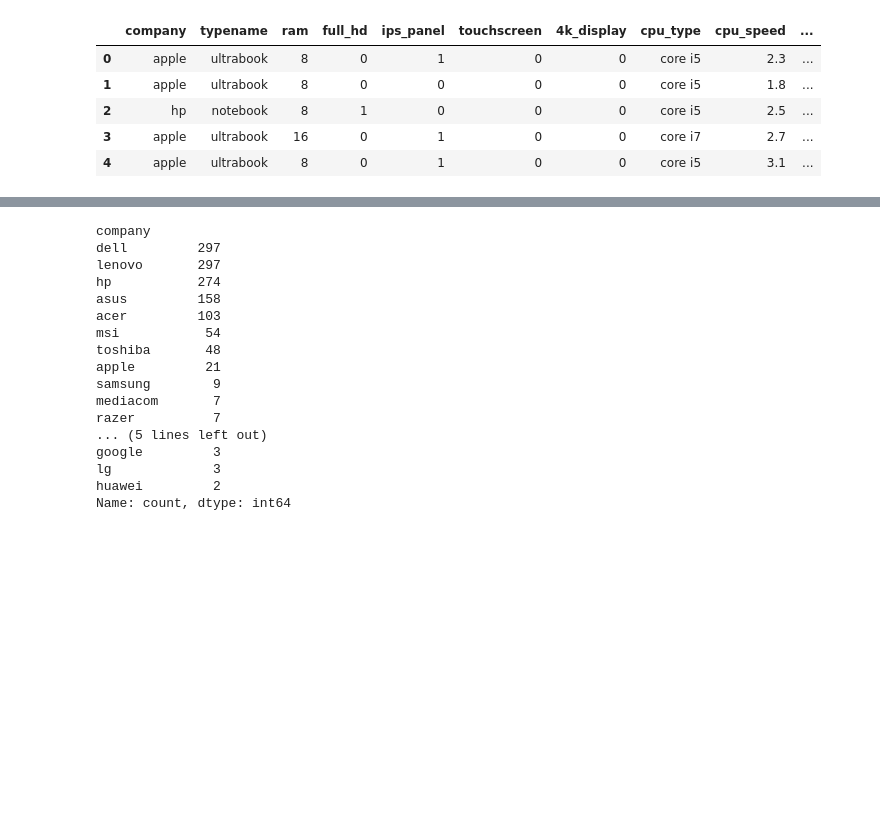
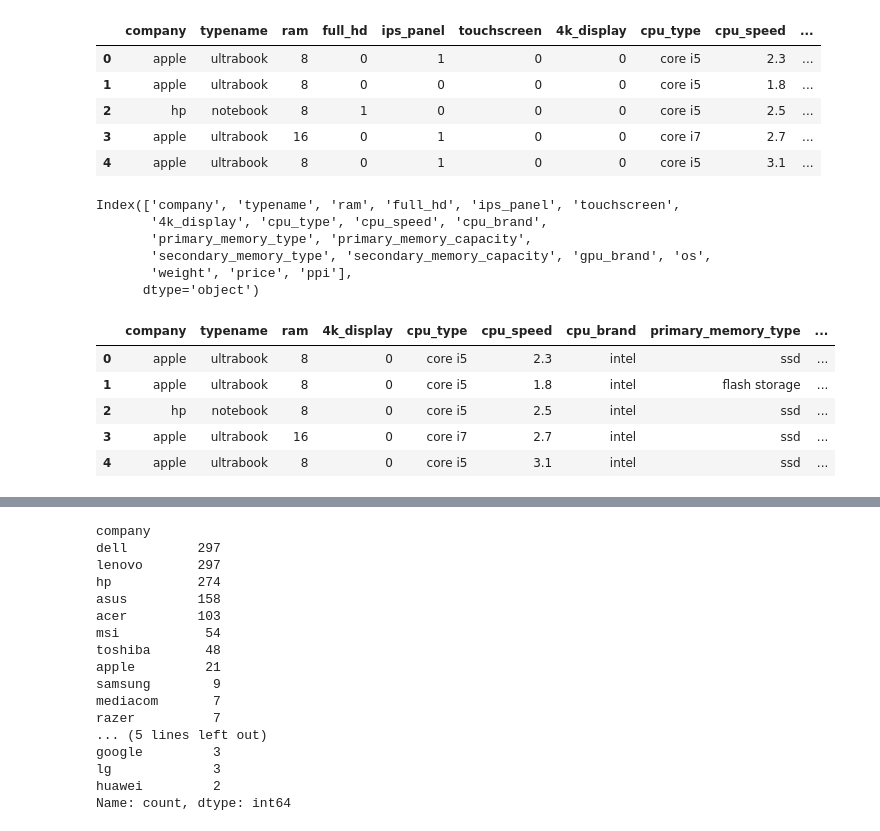
Before and after one commit to IamRaNo/lap-price-pred, a Jupyter notebook: price-prediction-laptop.ipynb, the cells around one changed output, grey strips where cells are left out. Drawn from its saved outputs; the diff is of its cells as text; code cells hidden in the pictures; blank space fills up the shorter version.

```diff
--- a/price-prediction-laptop.ipynb
+++ b/price-prediction-laptop.ipynb
@@ -485,3 +471,12 @@ data.head()
 | 2 | hp | notebook | 8 | 1 | 0 | 0 | 0 | core i5 | 2.5 | ... |
 | 3 | apple | ultrabook | 16 | 0 | 1 | 0 | 0 | core i7 | 2.7 | ... |
 | 4 | apple | ultrabook | 8 | 0 | 1 | 0 | 0 | core i5 | 3.1 | ... |
+# %%
+data.columns
+# %% [output]
+Index(['company', 'typename', 'ram', 'full_hd', 'ips_panel', 'touchscreen',
+       '4k_display', 'cpu_type', 'cpu_speed', 'cpu_brand',
+       'primary_memory_type', 'primary_memory_capacity',
+       'secondary_memory_type', 'secondary_memory_capacity', 'gpu_brand', 'os',
+       'weight', 'price', 'ppi'],
+      dtype='object')
@@ -488,3 +485,12 @@ data.head()
+# %%
+data.head()
+# %% [output]
+|  | company | typename | ram | 4k_display | cpu_type | cpu_speed | cpu_brand | primary_memory_type | ... |
+| 0 | apple | ultrabook | 8 | 0 | core i5 | 2.3 | intel | ssd | ... |
+| 1 | apple | ultrabook | 8 | 0 | core i5 | 1.8 | intel | flash storage | ... |
+| 2 | hp | notebook | 8 | 0 | core i5 | 2.5 | intel | ssd | ... |
+| 3 | apple | ultrabook | 16 | 0 | core i7 | 2.7 | intel | ssd | ... |
+| 4 | apple | ultrabook | 8 | 0 | core i5 | 3.1 | intel | ssd | ... |
 # %%
 from sklearn.preprocessing import OneHotEncoder,StandardScaler
 from sklearn.model_selection import train_test_split
```
Also changed, not shown: parts of 33 cells of this notebook, 1 other file.
